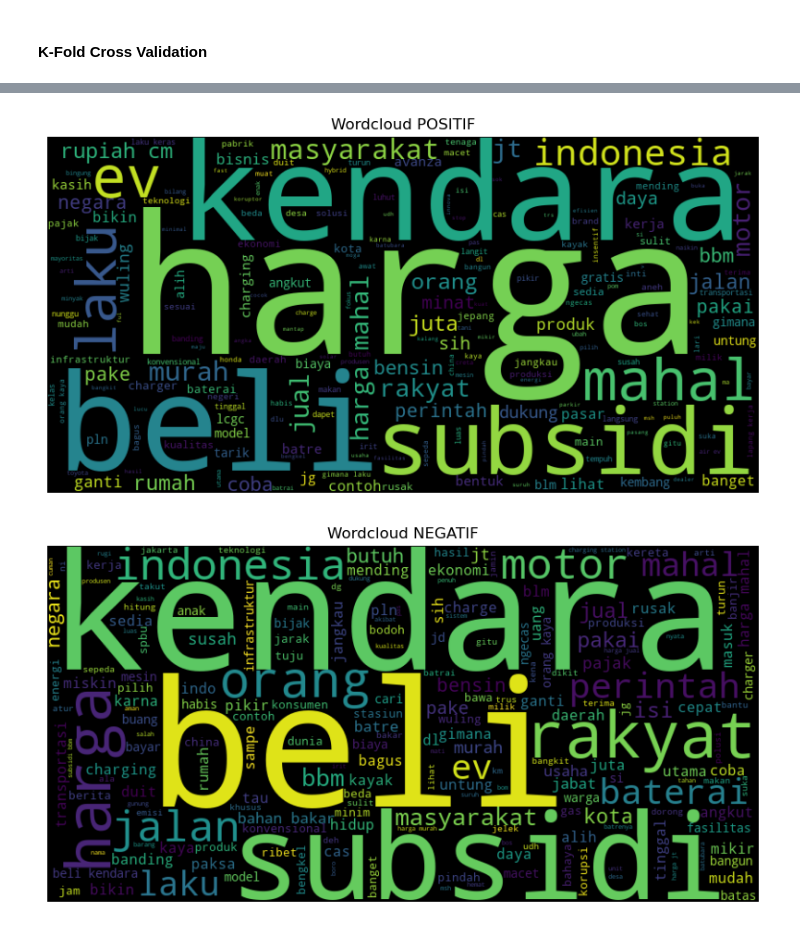
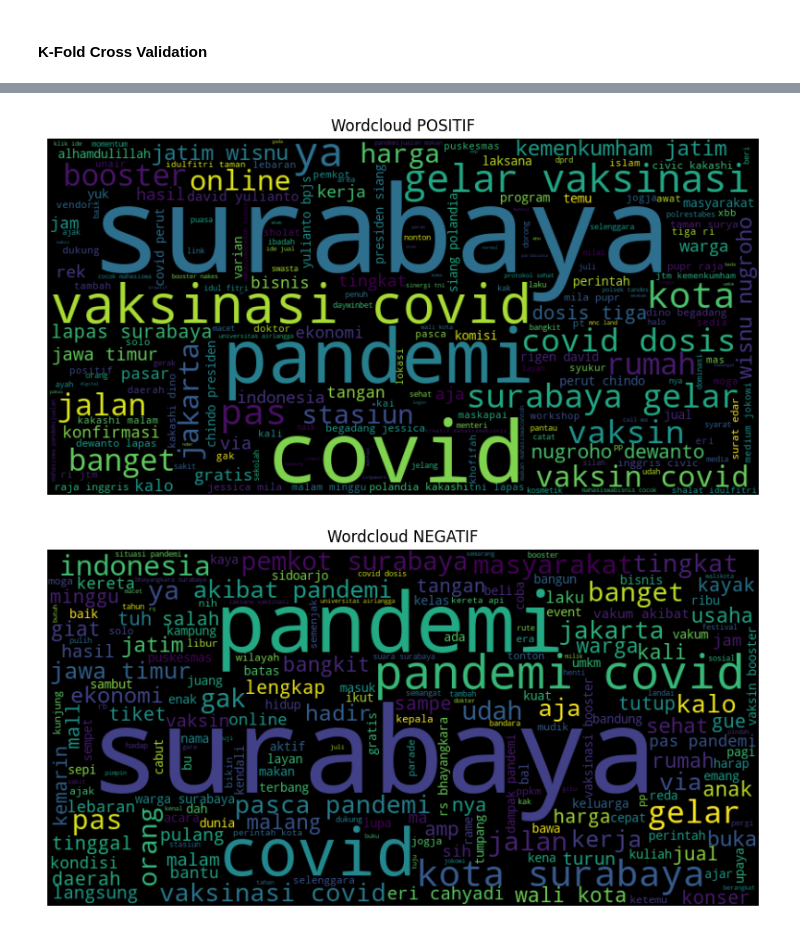
Before and after one commit to ardwiinoo/knn-sentiment-analysis, a Jupyter notebook: notebook/modeling.ipynb, the cells around one changed output, grey strips where cells are left out. Cells and saved outputs as stored; diff of their text form; code cells hidden in the pictures.

Commit message:
testing using dataset mobil covid

```diff
--- a/notebook/modeling.ipynb
+++ b/notebook/modeling.ipynb
@@ -259,38 +259,38 @@ Rata-Rata Accuracy:  0.5926422045387563
 import matplotlib.pyplot as plt
 from wordcloud import WordCloud
 # %%
-dataCleaning = pd.read_csv('../output/CLEAN-dataset_mobil_listrik.csv')
+dataCleaning = pd.read_csv('../output/cleaning/tweets_sentiment_covid_fix_clean.csv')
 
-positive_text = ' '.join(dataCleaning[dataCleaning['sentimen'] == 'positif']['resultStemming'])
-negative_text = ' '.join(dataCleaning[dataCleaning['sentimen'] == 'negatif']['resultStemming'])
-neutral_text = ' '.join(dataCleaning[dataCleaning['sentimen'] == 'netral']['resultStemming'])
+positive_text = ' '.join(dataCleaning[dataCleaning['polarity'] == 'positive']['resultStemming'])
+negative_text = ' '.join(dataCleaning[dataCleaning['polarity'] == 'negative']['resultStemming'])
+neutral_text = ' '.join(dataCleaning[dataCleaning['polarity'] == 'neutral']['resultStemming'])
 
 # Hapus tanda '
 positive_text = positive_text.replace("'", "")
 negative_text = negative_text.replace("'", "")
 neutral_text = neutral_text.replace("'", "")
 
 positive_wordcloud = WordCloud(width=800, height=400).generate(positive_text)
 negative_wordcloud = WordCloud(width=800, height=400).generate(negative_text)
 neutral_wordcloud = WordCloud(width=800, height=400).generate(neutral_text)
 
 plt.figure(figsize=(10, 5))
 plt.imshow(positive_wordcloud, interpolation='bilinear')
 plt.title('Wordcloud POSITIF')
 plt.axis('off')
 plt.show()
 
 plt.figure(figsize=(10, 5))
 plt.imshow(negative_wordcloud, interpolation='bilinear')
 plt.title('Wordcloud NEGATIF')
 plt.axis('off')
 plt.show()
 
 plt.figure(figsize=(10, 5))
 plt.imshow(neutral_wordcloud, interpolation='bilinear')
 plt.title('Wordcloud NETRAL')
 plt.axis('off')
 plt.show()
 # %% [output]
-[figure, old version]
+[figure, new version]
-[figure, old version]
+[figure, new version]
```
Also changed, not shown: parts of 10 cells of this notebook.
